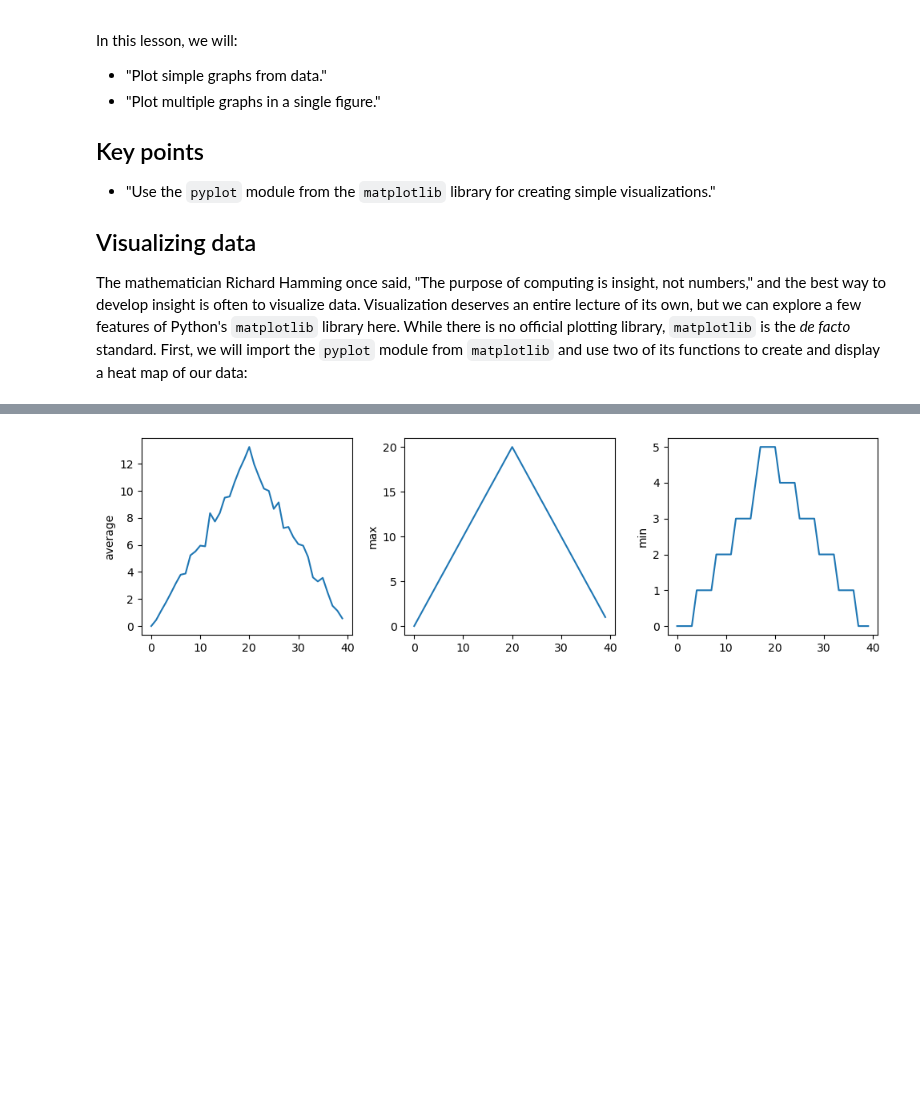
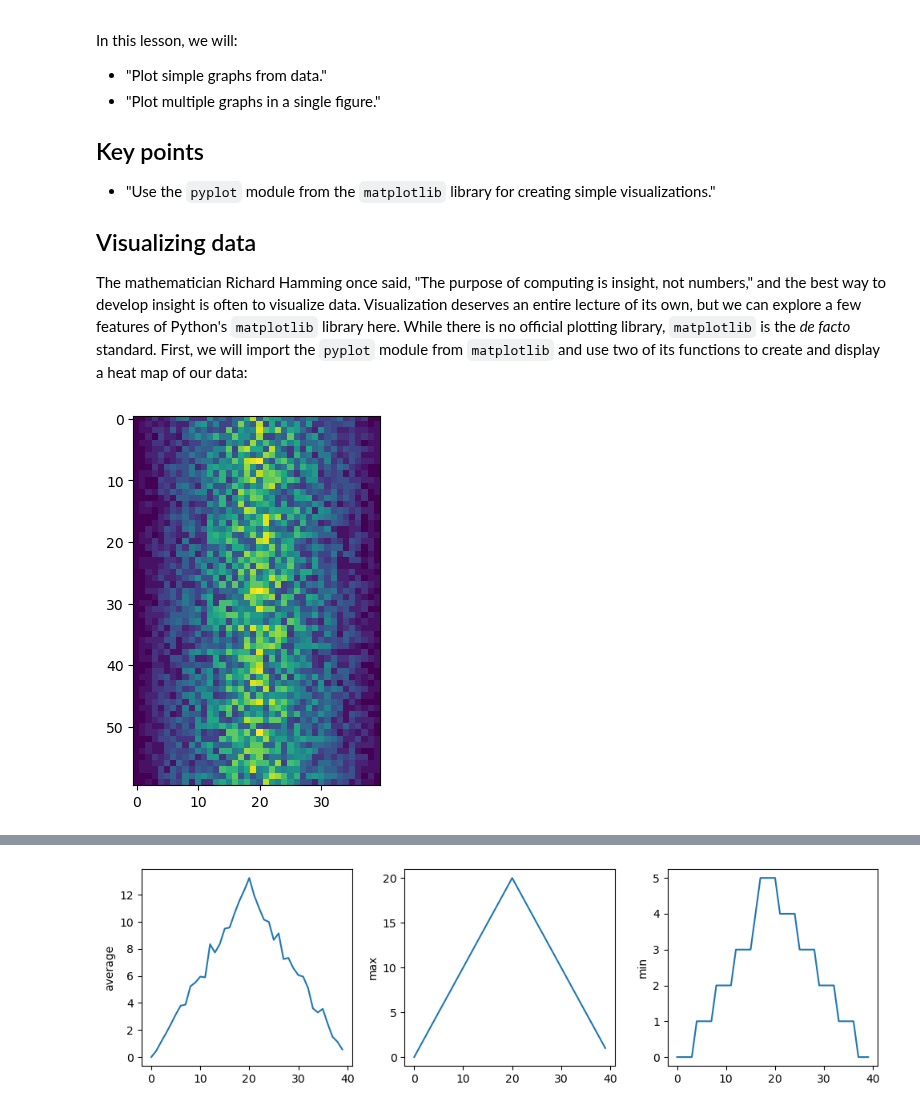
Before and after one commit to coding-for-reproducible-research/CfRR_Courses, a Jupyter notebook: individual_modules/introduction_to_python/analysis_task_2.ipynb, the cells around one changed output, grey strips where cells are left out. Saved outputs shown, nothing was run; the diff lists cells and outputs as text; code cells hidden in the pictures; blank space fills up the shorter version.

```diff
--- a/individual_modules/introduction_to_python/analysis_task_2.ipynb
+++ b/individual_modules/introduction_to_python/analysis_task_2.ipynb
@@ -20,9 +20,14 @@ there is no official plotting library, `matplotlib` is the _de facto_ standard.
 import the `pyplot` module from `matplotlib` and use two of its functions to create and display a
 heat map of our data:
 # %%
-#import matplotlib.pyplot as plt
-#image = plt.imshow(data)
-#plt.show()
+import matplotlib.pyplot as plt
+import numpy as np
+
+data = np.loadtxt(fname='data/inflammation-01.csv', delimiter=',')
+image = plt.imshow(data)
+plt.show()
+# %% [output]
+[figure, added]
 # %% [markdown]
 ![eatmap visualization of inflammation data using Matplotlib's imshow: rows represent patients and columns represent days. Color intensity indicates inflammation levels, with a gradient from dark (low values) to bright (high values).](images/inflammation-01-imshow.svg)
 
```
Also changed, not shown: parts of 3 cells of this notebook, 2 other files.
